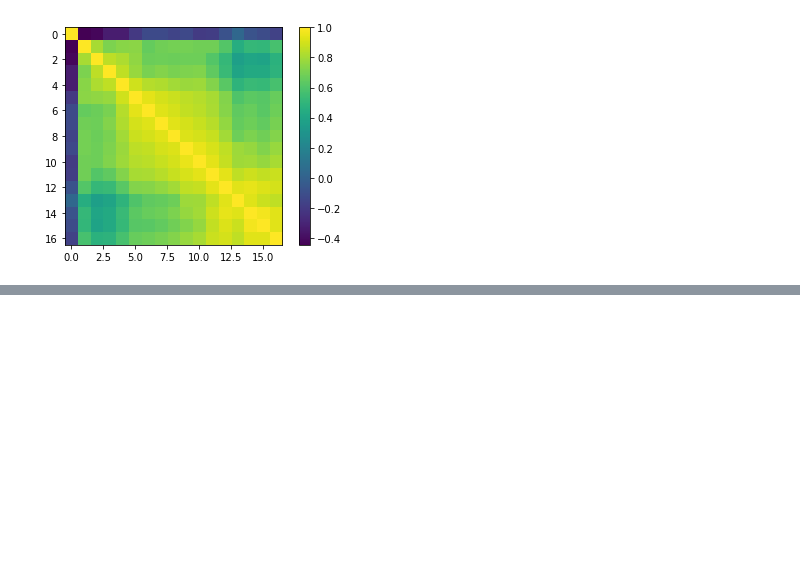
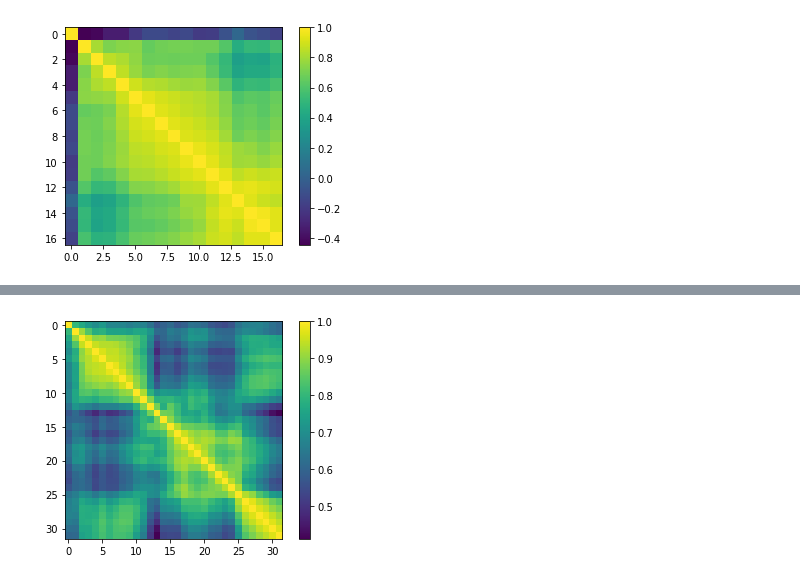
Before and after one commit to ajochim/bbdc2021, a Jupyter notebook: exploration/exploration_alex.ipynb, the cells around one changed output, grey strips where cells are left out. Drawn from its saved outputs; the diff is of its cells as text; code cells hidden in the pictures; blank space fills up the shorter version.

```diff
--- a/exploration/exploration_alex.ipynb
+++ b/exploration/exploration_alex.ipynb
@@ -281,0 +392,12 @@ corr_coef(5000)
+# %%
+def corr_coef(filenumber):
+    """Calculates all linear correlation coefficients."""
+    plt.imshow(np.corrcoef(X[filenumber - 1], rowvar=False))
+    filename = str(filenumber).zfill(5) + '_mix.wav'
+    #print(labels.loc[labels['filename'] == filename])
+    plt.colorbar()
+    plt.show()
+# %%
+corr_coef(1)
+# %% [output]
+[figure, added]
```
Also changed, not shown: parts of 13 cells of this notebook, 2 other files.
